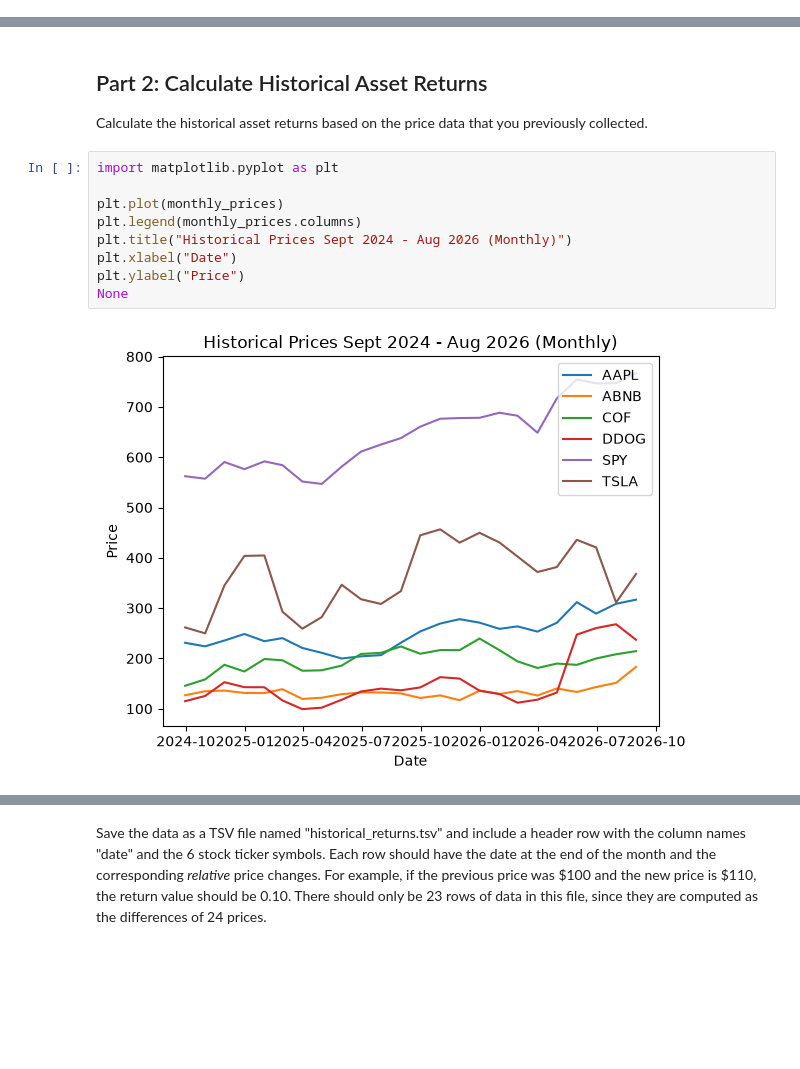
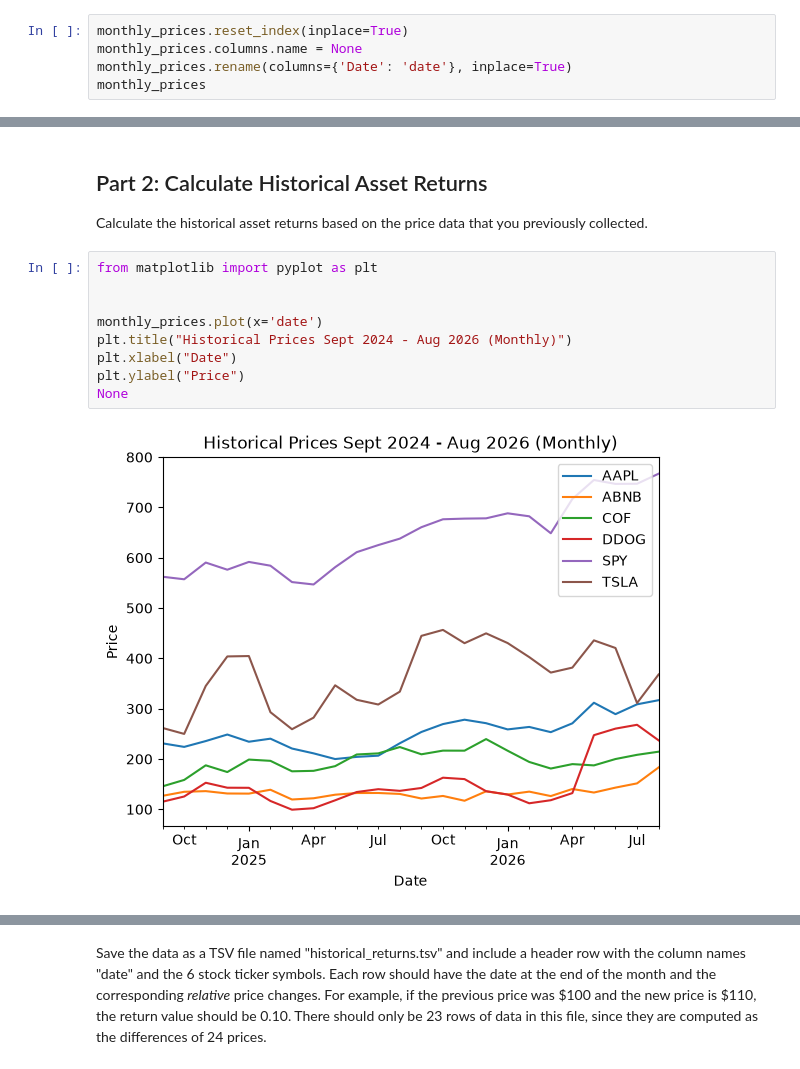
Before and after one commit to calebhadley1/AI_in_the_Field_Coursework, a Jupyter notebook: Week 1/dx704-project-01.ipynb, the cells around one changed output, grey strips where cells are left out. Drawn from its saved outputs; the diff is of its cells as text; blank space fills up the shorter version.

```diff
--- a/Week 1/dx704-project-01.ipynb
+++ b/Week 1/dx704-project-01.ipynb
@@ -127,3 +127,8 @@ Save the data as a TSV file named "historical_prices.tsv" and include a header r
 The date should be the last trading day of the month, so it may not be the last day of the month.
 For example, the last trading day of November 2024 was 2024-11-29.
 The remaining columns should contain the adjusted closing prices of the corresponding stock tickers on that day.
+# %%
+monthly_prices.reset_index(inplace=True)
+monthly_prices.columns.name = None
+monthly_prices.rename(columns={'Date': 'date'}, inplace=True)
+monthly_prices
@@ -147,14 +159,14 @@ Submit "historical_prices.tsv" in Gradescope.
 
 Calculate the historical asset returns based on the price data that you previously collected.
 # %%
-import matplotlib.pyplot as plt
+from matplotlib import pyplot as plt
 
-plt.plot(monthly_prices)
-plt.legend(monthly_prices.columns)
+
+monthly_prices.plot(x='date')
 plt.title("Historical Prices Sept 2024 - Aug 2026 (Monthly)")
 plt.xlabel("Date")
 plt.ylabel("Price")
 None
 # %% [output]
-[figure, old version]
+[figure, new version]
 # %%
```
Also changed, not shown: parts of 12 cells of this notebook, 3 other files.
